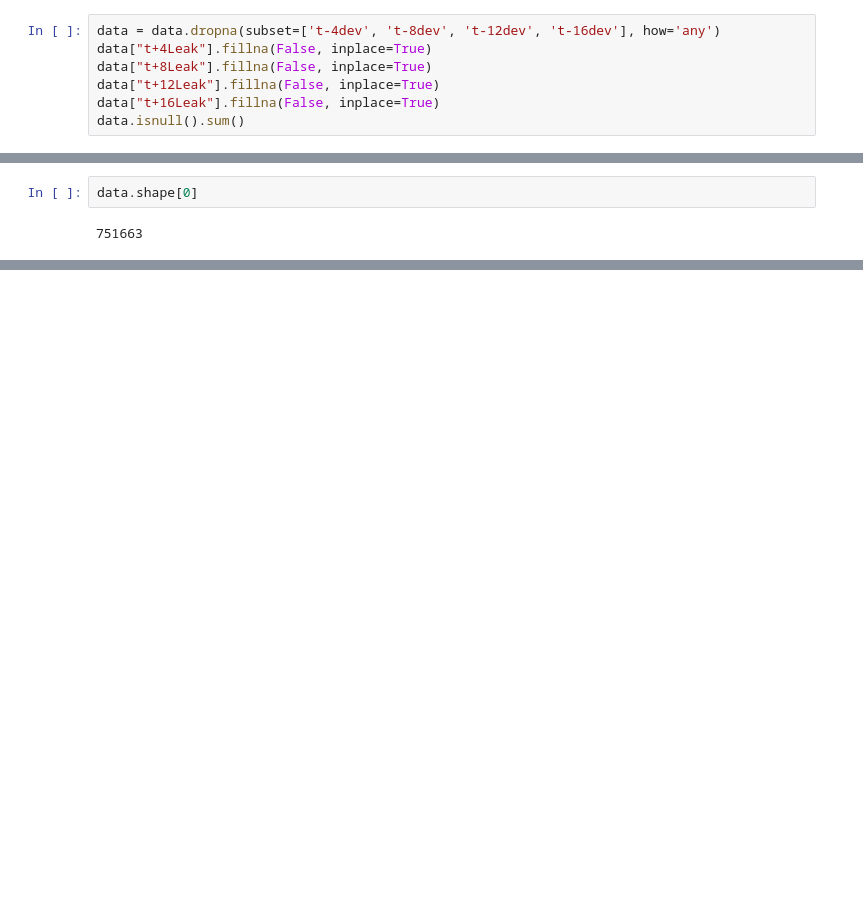
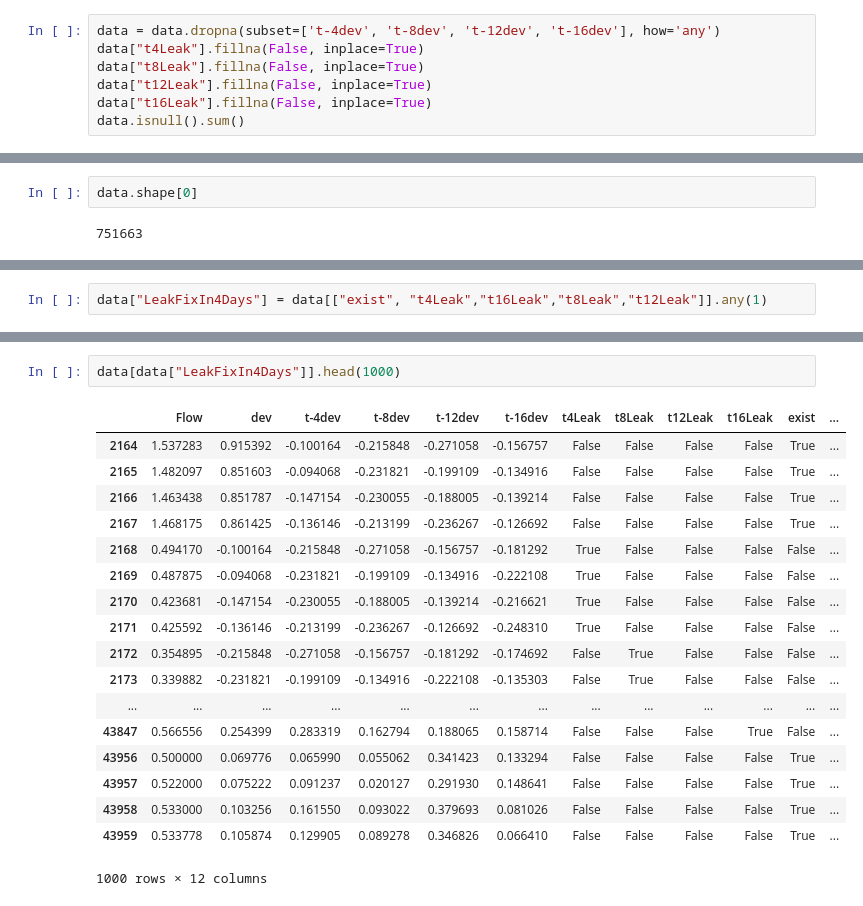
Before and after one commit to dicksonl/yorkshirewaterdatadive, a Jupyter notebook: Model.ipynb, the cells around one changed output, grey strips where cells are left out. Drawn from its saved outputs; the diff is of its cells as text; blank space fills up the shorter version.

```diff
--- a/Model.ipynb
+++ b/Model.ipynb
@@ -87,9 +87,9 @@ data.shape[0]
 760047
 # %%
 data = data.dropna(subset=['t-4dev', 't-8dev', 't-12dev', 't-16dev'], how='any')
-data["t+4Leak"].fillna(False, inplace=True)
-data["t+8Leak"].fillna(False, inplace=True)
-data["t+12Leak"].fillna(False, inplace=True)
-data["t+16Leak"].fillna(False, inplace=True)
+data["t4Leak"].fillna(False, inplace=True)
+data["t8Leak"].fillna(False, inplace=True)
+data["t12Leak"].fillna(False, inplace=True)
+data["t16Leak"].fillna(False, inplace=True)
 data.isnull().sum()
 # %% [output]
@@ -114,2 +112,4 @@ data.to_pickle("./trainingSet")
+# %%
+data["LeakFixIn4Days"] = data[["exist", "t4Leak","t16Leak","t8Leak","t12Leak"]].any(1)
 # %%
 data[data["exist"] == True].shape[0]
@@ -121,0 +118,21 @@ data[data["exist"] == False].shape[0]
+# %%
+data[data["LeakFixIn4Days"]].head(1000)
+# %% [output]
+|  | Flow | dev | t-4dev | t-8dev | t-12dev | t-16dev | t4Leak | t8Leak | t12Leak | t16Leak | exist | ... |
+| 2164 | 1.537283 | 0.915392 | -0.100164 | -0.215848 | -0.271058 | -0.156757 | False | False | False | False | True | ... |
+| 2165 | 1.482097 | 0.851603 | -0.094068 | -0.231821 | -0.199109 | -0.134916 | False | False | False | False | True | ... |
+| 2166 | 1.463438 | 0.851787 | -0.147154 | -0.230055 | -0.188005 | -0.139214 | False | False | False | False | True | ... |
+| 2167 | 1.468175 | 0.861425 | -0.136146 | -0.213199 | -0.236267 | -0.126692 | False | False | False | False | True | ... |
+| 2168 | 0.494170 | -0.100164 | -0.215848 | -0.271058 | -0.156757 | -0.181292 | True | False | False | False | False | ... |
+| 2169 | 0.487875 | -0.094068 | -0.231821 | -0.199109 | -0.134916 | -0.222108 | True | False | False | False | False | ... |
+| 2170 | 0.423681 | -0.147154 | -0.230055 | -0.188005 | -0.139214 | -0.216621 | True | False | False | False | False | ... |
+| 2171 | 0.425592 | -0.136146 | -0.213199 | -0.236267 | -0.126692 | -0.248310 | True | False | False | False | False | ... |
+| 2172 | 0.354895 | -0.215848 | -0.271058 | -0.156757 | -0.181292 | -0.174692 | False | True | False | False | False | ... |
+| 2173 | 0.339882 | -0.231821 | -0.199109 | -0.134916 | -0.222108 | -0.135303 | False | True | False | False | False | ... |
+| ... | ... | ... | ... | ... | ... | ... | ... | ... | ... | ... | ... | ... |
+| 43847 | 0.566556 | 0.254399 | 0.283319 | 0.162794 | 0.188065 | 0.158714 | False | False | False | True | False | ... |
+| 43956 | 0.500000 | 0.069776 | 0.065990 | 0.055062 | 0.341423 | 0.133294 | False | False | False | False | True | ... |
+| 43957 | 0.522000 | 0.075222 | 0.091237 | 0.020127 | 0.291930 | 0.148641 | False | False | False | False | True | ... |
+| 43958 | 0.533000 | 0.103256 | 0.161550 | 0.093022 | 0.379693 | 0.081026 | False | False | False | False | True | ... |
+| 43959 | 0.533778 | 0.105874 | 0.129905 | 0.089278 | 0.346826 | 0.066410 | False | False | False | False | True | ... |
+1000 rows × 12 columns
```
Also changed, not shown: parts of 9 cells of this notebook, 2 other files.
